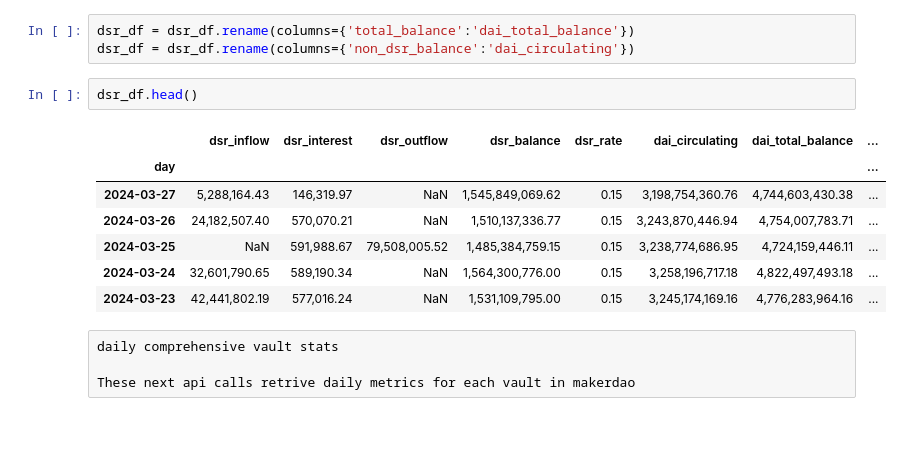
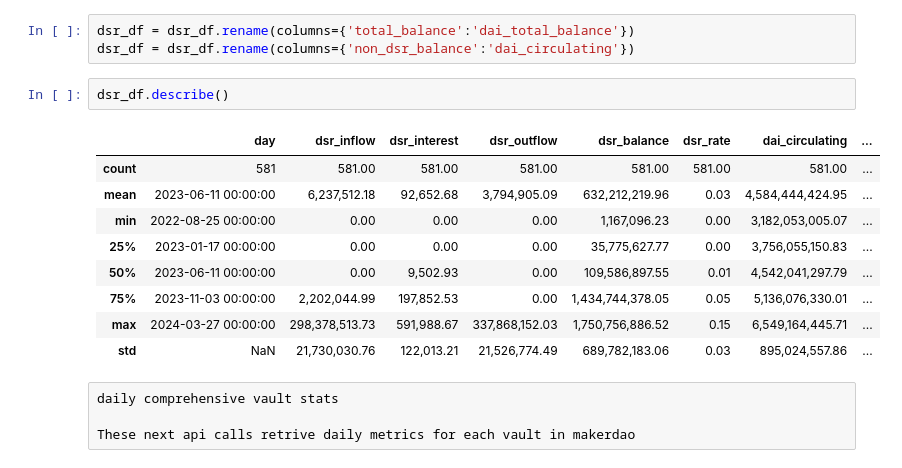
Before and after one commit to BrandynHamilton/mkrdao_port_mgmt, a Jupyter notebook: notebooks/exploratory.ipynb, the cells around one changed output. Cells and saved outputs as stored; diff of their text form; blank space fills up the shorter version.

```diff
--- a/notebooks/exploratory.ipynb
+++ b/notebooks/exploratory.ipynb
@@ -740,15 +665,17 @@ dsr_df = dsr_flows_csv.merge(dsr_rate_csv, on=['day'], how='inner')
 dsr_df = dsr_df.rename(columns={'total_balance':'dai_total_balance'})
 dsr_df = dsr_df.rename(columns={'non_dsr_balance':'dai_circulating'})
 # %%
-dsr_df.head()
+dsr_df.describe()
 # %% [output]
-|  | dsr_inflow | dsr_interest | dsr_outflow | dsr_balance | dsr_rate | dai_circulating | dai_total_balance | ... |
-| day |  |  |  |  |  |  |  | ... |
-| 2024-03-27 | 5,288,164.43 | 146,319.97 | NaN | 1,545,849,069.62 | 0.15 | 3,198,754,360.76 | 4,744,603,430.38 | ... |
-| 2024-03-26 | 24,182,507.40 | 570,070.21 | NaN | 1,510,137,336.77 | 0.15 | 3,243,870,446.94 | 4,754,007,783.71 | ... |
-| 2024-03-25 | NaN | 591,988.67 | 79,508,005.52 | 1,485,384,759.15 | 0.15 | 3,238,774,686.95 | 4,724,159,446.11 | ... |
-| 2024-03-24 | 32,601,790.65 | 589,190.34 | NaN | 1,564,300,776.00 | 0.15 | 3,258,196,717.18 | 4,822,497,493.18 | ... |
-| 2024-03-23 | 42,441,802.19 | 577,016.24 | NaN | 1,531,109,795.00 | 0.15 | 3,245,174,169.16 | 4,776,283,964.16 | ... |
+|  | day | dsr_inflow | dsr_interest | dsr_outflow | dsr_balance | dsr_rate | dai_circulating | ... |
+| count | 581 | 581.00 | 581.00 | 581.00 | 581.00 | 581.00 | 581.00 | ... |
+| mean | 2023-06-11 00:00:00 | 6,237,512.18 | 92,652.68 | 3,794,905.09 | 632,212,219.96 | 0.03 | 4,584,444,424.95 | ... |
+| min | 2022-08-25 00:00:00 | 0.00 | 0.00 | 0.00 | 1,167,096.23 | 0.00 | 3,182,053,005.07 | ... |
+| 25% | 2023-01-17 00:00:00 | 0.00 | 0.00 | 0.00 | 35,775,627.77 | 0.00 | 3,756,055,150.83 | ... |
+| 50% | 2023-06-11 00:00:00 | 0.00 | 9,502.93 | 0.00 | 109,586,897.55 | 0.01 | 4,542,041,297.79 | ... |
+| 75% | 2023-11-03 00:00:00 | 2,202,044.99 | 197,852.53 | 0.00 | 1,434,744,378.05 | 0.05 | 5,136,076,330.01 | ... |
+| max | 2024-03-27 00:00:00 | 298,378,513.73 | 591,988.67 | 337,868,152.03 | 1,750,756,886.52 | 0.15 | 6,549,164,445.71 | ... |
+| std | NaN | 21,730,030.76 | 122,013.21 | 21,526,774.49 | 689,782,183.06 | 0.03 | 895,024,557.86 | ... |
 # %% [raw]
 daily comprehensive vault stats
 
```
Also changed, not shown: parts of 27 cells of this notebook.
